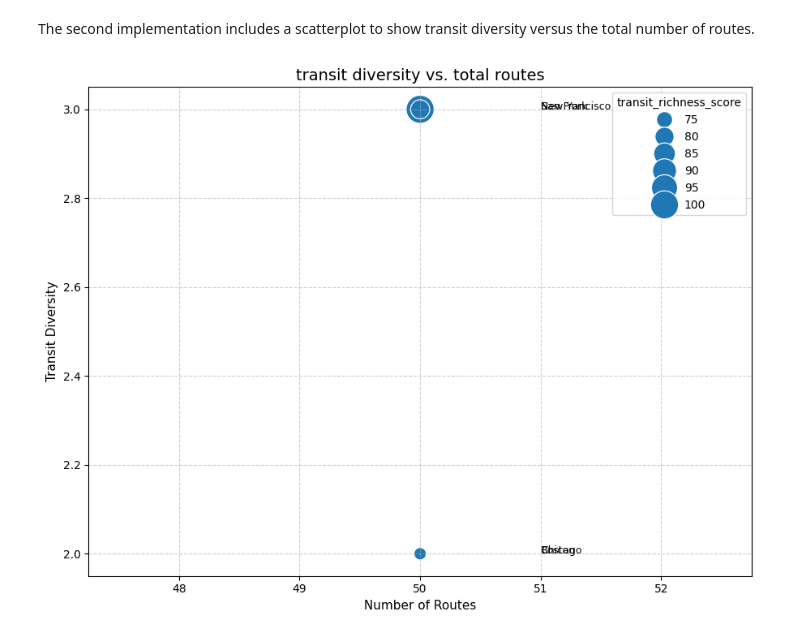
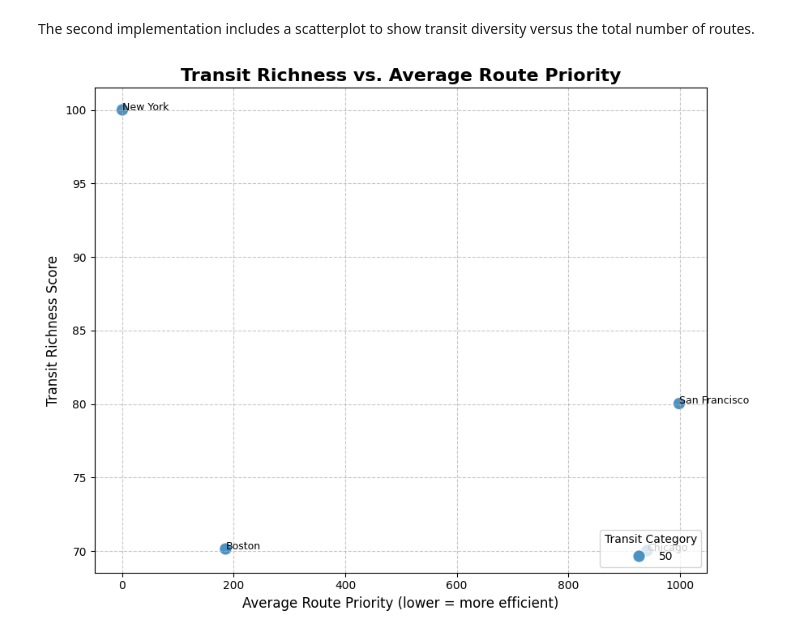
Before and after one commit to nbpolar/DS-Transit, a Jupyter notebook: phase2.ipynb, the cells around one changed output. Drawn from its saved outputs; the diff is of its cells as text; code cells hidden in the pictures.

Commit message:
fixed the scatterplot

```diff
--- a/phase2.ipynb
+++ b/phase2.ipynb
@@ -244,25 +244,35 @@ plt.show()
 # %% [markdown]
 The second implementation includes a scatterplot to show transit diversity versus the total number of routes.
 # %%
+import matplotlib.pyplot as plt
+import seaborn as sns
+
 plt.figure(figsize=(9, 7))
 
 sns.scatterplot(
     data=city_summary,
-    x= 'total_routes',
-    y ='route_type_diversity',
-    size = 'transit_richness_score',
-    sizes = (120, 620),
-    legend = 'brief'
+    x='avg_route_priority',
+    y='transit_richness_score',
+    size='total_routes',
+    sizes=(120, 620),
+    alpha=0.8,
 )
 
+# Add city labels
 for i, row in city_summary.iterrows():
-    plt.text(row['total_routes'] + 1, row['route_type_diversity'], row['city'], fontsize=9)
+    plt.text(
+        row['avg_route_priority'] + 0.2,
+        row['transit_richness_score'],
+        row['city'],
+        fontsize=9
+    )
 
-plt.title('transit diversity vs. total routes', fontsize=14)
-plt.xlabel(' Number of Routes ', fontsize=11)
-plt.ylabel('Transit Diversity', fontsize=11)
-plt.grid( True, linestyle='--', alpha=0.6)
+plt.title('Transit Richness vs. Average Route Priority', fontsize=16, weight='bold')
+plt.xlabel('Average Route Priority (lower = more efficient)', fontsize=12)
+plt.ylabel('Transit Richness Score', fontsize=12)
+plt.grid(True, linestyle='--', alpha=0.7)
+plt.legend(title='Transit Category', loc='lower right')
 plt.tight_layout()
 plt.show()
 # %% [output]
-[figure, old version]
+[figure, new version]
```
